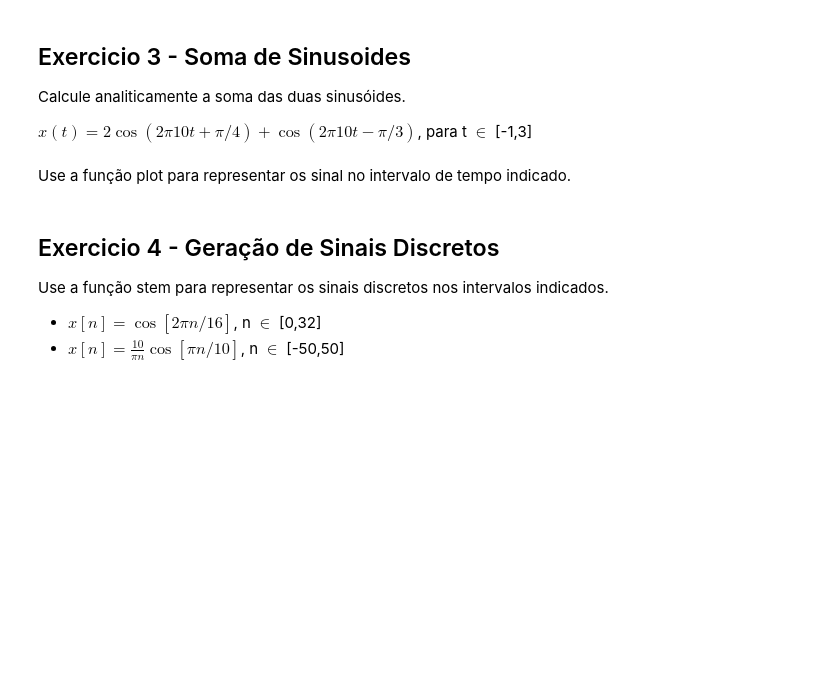
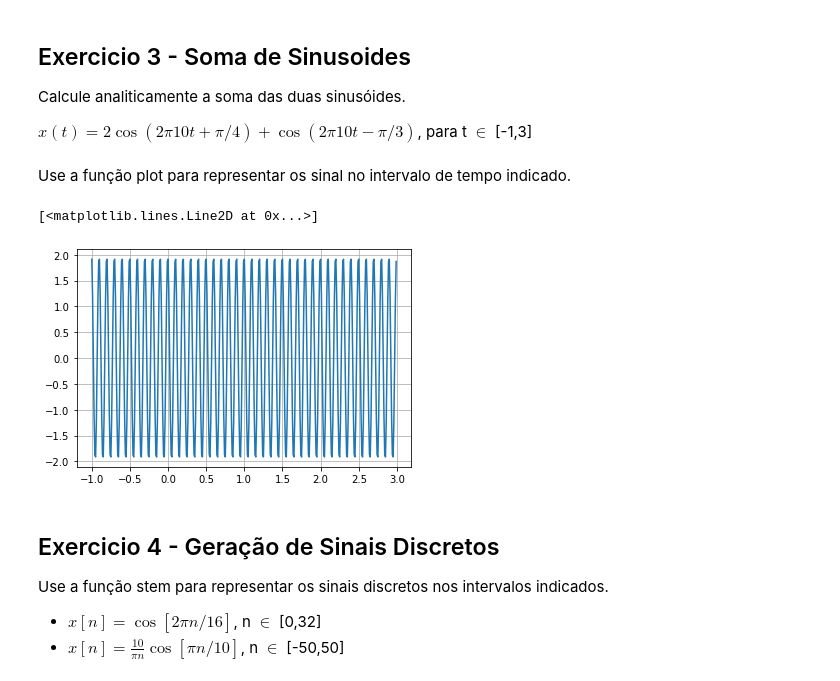
Before and after one commit to Henrique060/PDS, a Jupyter notebook: Codigo/Enunciados/PDS_GuiaLab1_2022.ipynb, the cells around one changed output. Drawn from its saved outputs; the diff is of its cells as text; code cells hidden in the pictures; blank space fills up the shorter version.

```diff
--- a/Codigo/Enunciados/PDS_GuiaLab1_2022.ipynb
+++ b/Codigo/Enunciados/PDS_GuiaLab1_2022.ipynb
@@ -64,6 +65,22 @@ Calcule analiticamente a soma das duas sinusóides.
 $x(t)=2 \cos⁡(2\pi 10t+\pi/4)+\cos(2 \pi 10t-\pi /3)$, para t $\in$ [-1,3]
 # %% [markdown]
 Use a função plot para representar os sinal no intervalo de tempo indicado.
+# %%
+import numpy as np
+import matplotlib.pyplot as plt
+
+t = np.arange(-1,3,0.01)
+
+x = 2 * np.cos(2 * np.pi * 10 * t + np.pi/4)
+y = np.cos(2 * np.pi * 10 * t - np.pi/3)
+
+z = x + y
+
+plt.grid()
+plt.plot(t,z)
+# %% [output]
+[<matplotlib.lines.Line2D at 0x...>]
+[figure, added]
 # %% [markdown]
 ## Exercicio 4 - Geração de Sinais Discretos
 
```
Also changed, not shown: parts of 2 cells of this notebook, 1 other file.
